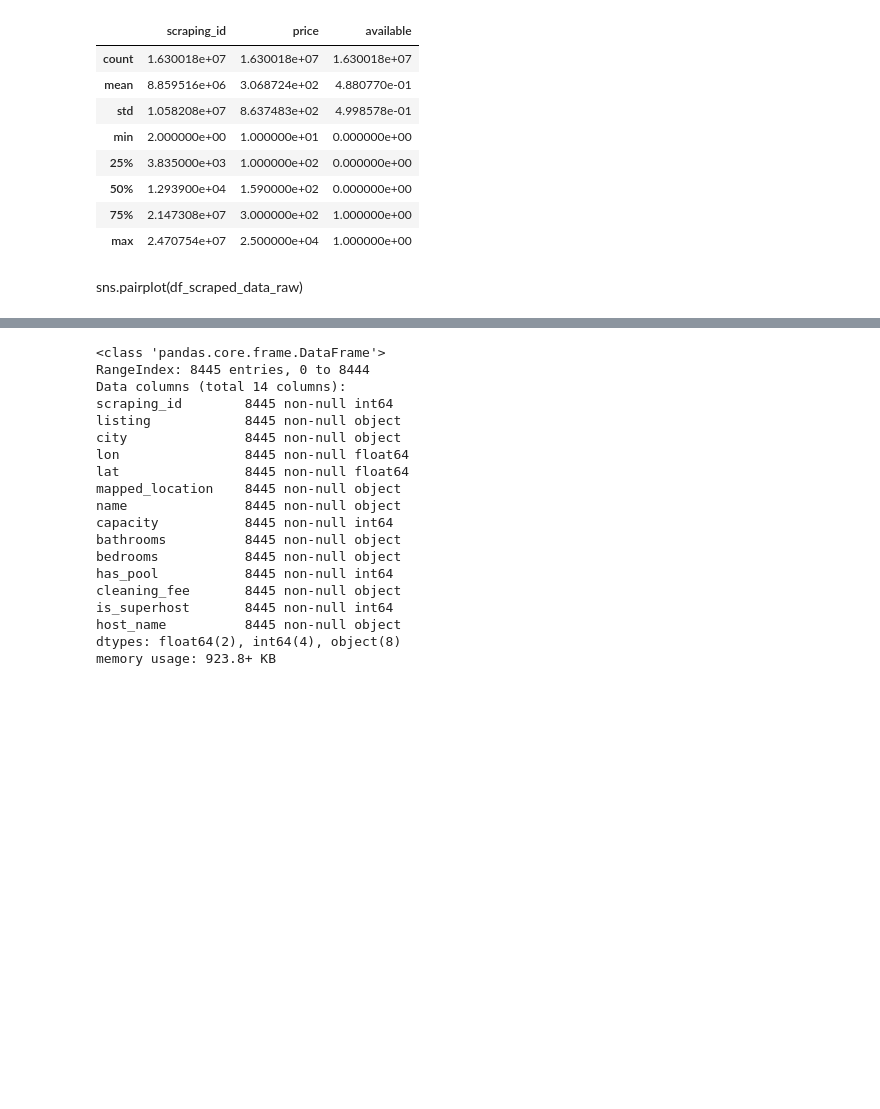
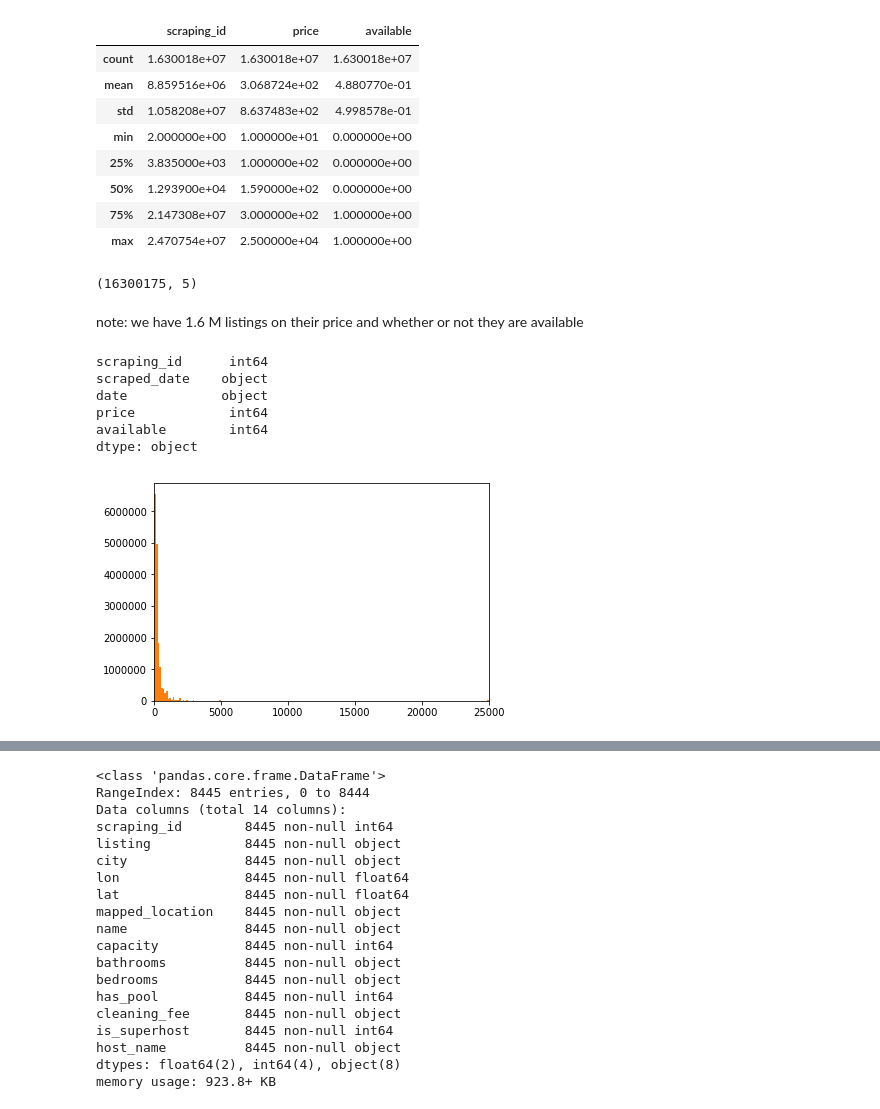
Before and after one commit to adrianlievano/wanderjaunt_challenge, a Jupyter notebook: data_analysis_notebook.ipynb, the cells around one changed output, grey strips where cells are left out. Drawn from its saved outputs; the diff is of its cells as text; code cells hidden in the pictures; blank space fills up the shorter version.

```diff
--- a/data_analysis_notebook.ipynb
+++ b/data_analysis_notebook.ipynb
@@ -26,5 +44,25 @@ df_scraped_data_raw.describe()
 | 50% | 1.293900e+04 | 1.590000e+02 | 0.000000e+00 |
 | 75% | 2.147308e+07 | 3.000000e+02 | 1.000000e+00 |
 | max | 2.470754e+07 | 2.500000e+04 | 1.000000e+00 |
-# %% [markdown]
-sns.pairplot(df_scraped_data_raw)
+# %%
+df_scraped_data_raw.shape
+# %% [output]
+(16300175, 5)
+# %% [markdown]
+note: we have 1.6 M listings on their price and whether or not they are available
+# %%
+df_scraped_data_raw.dtypes
+# %% [output]
+scraping_id      int64
+scraped_date    object
+date            object
+price            int64
+available        int64
+dtype: object
+# %%
+plt.hist(df_scraped_data_raw['price'], bins=200)
+plt.xlim(0, df_scraped_data_raw['price'].max())
+
+plt.show()
+# %% [output]
+[figure, added]
```
Also changed, not shown: parts of 57 cells of this notebook.
